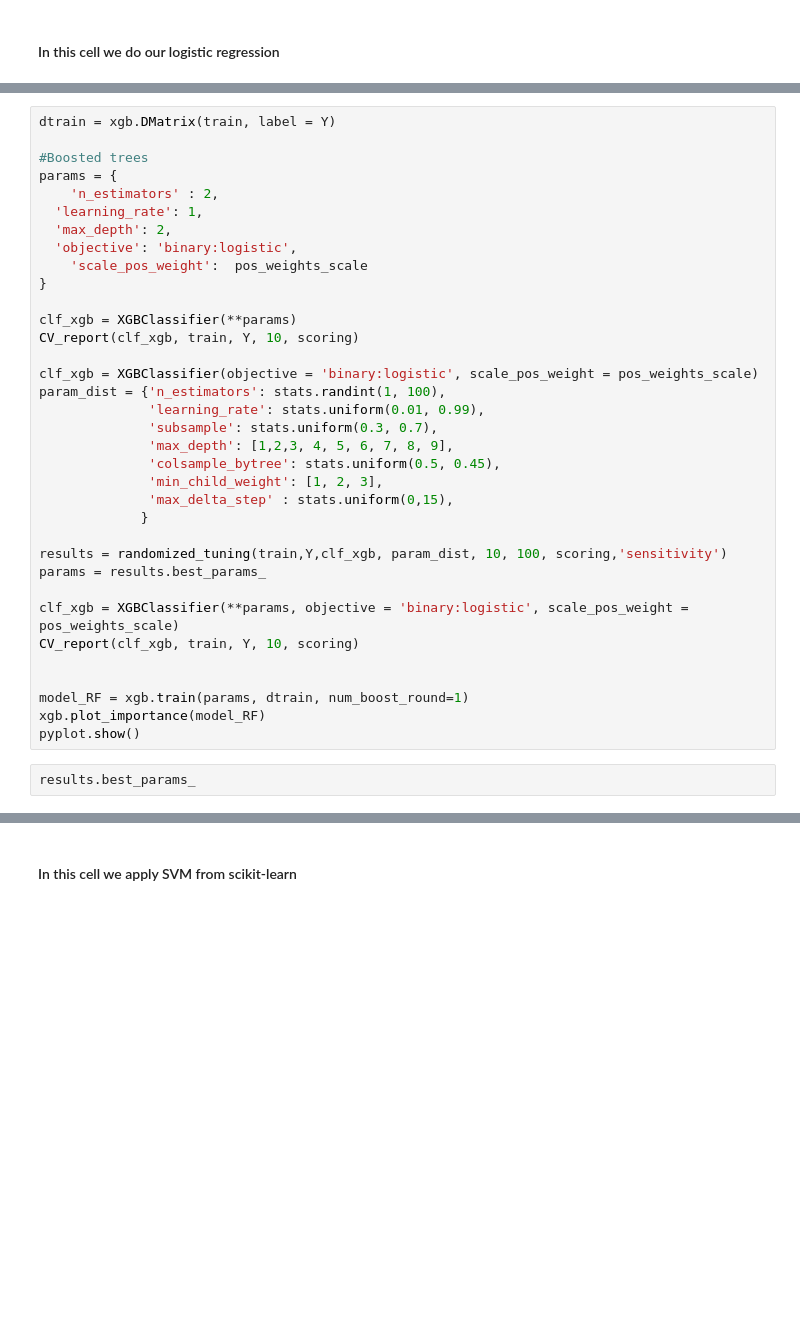
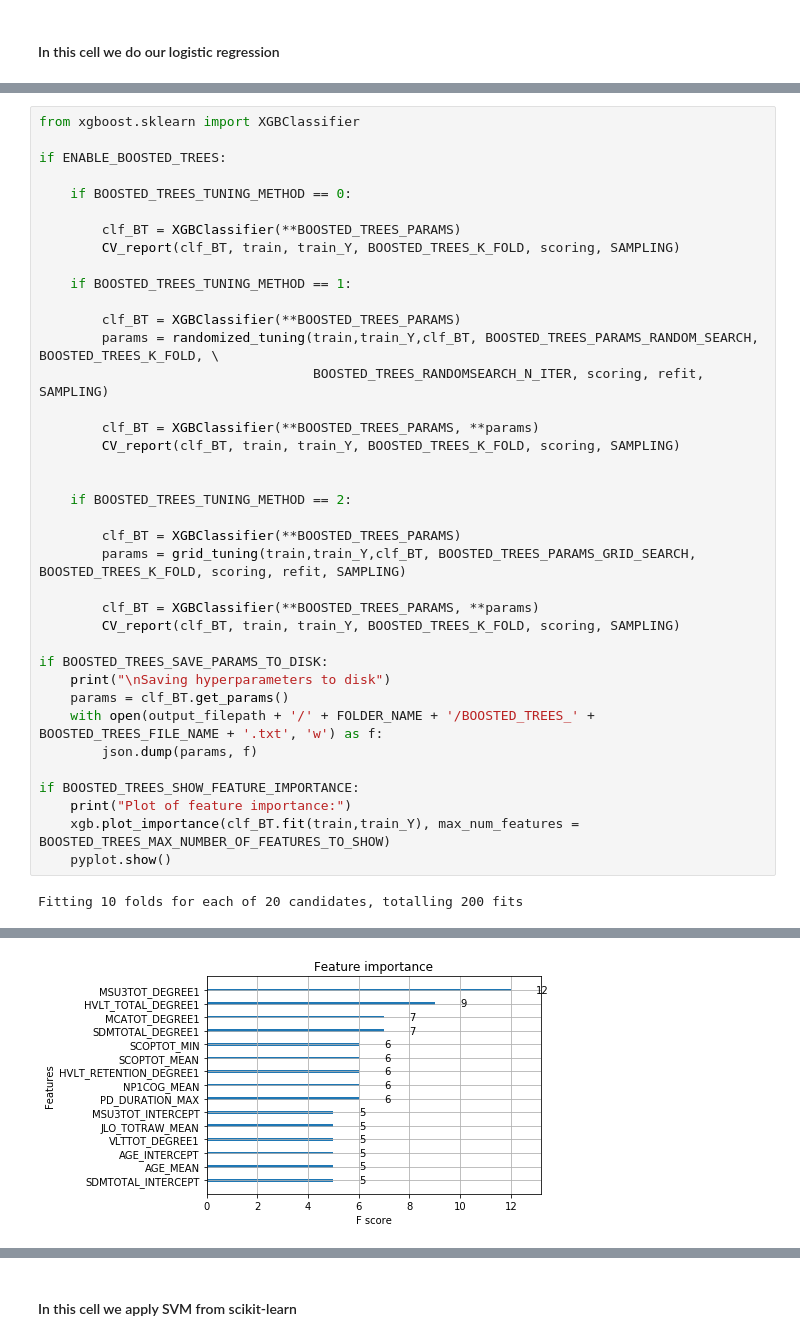
Before and after one commit to Tjersland/Master_2020_Prediction_of_Psychosis_in_Parkinsons_Patients_using_Machine_learning, a Jupyter notebook: 4.non_deep_learning_models.ipynb, the cells around one changed output, grey strips where cells are left out. Saved outputs shown, nothing was run; the diff lists cells and outputs as text; blank space fills up the shorter version.

```diff
--- a/4.non_deep_learning_models.ipynb
+++ b/4.non_deep_learning_models.ipynb
@@ -376,37 +573,40 @@ results.best_params_
-# %%
-dtrain = xgb.DMatrix(train, label = Y)
-
-#Boosted trees
-params = {
-    'n_estimators' : 2,
-  'learning_rate': 1,
-  'max_depth': 2,
-  'objective': 'binary:logistic',
-    'scale_pos_weight':  pos_weights_scale
-}
-
-clf_xgb = XGBClassifier(**params)
-CV_report(clf_xgb, train, Y, 10, scoring)
-
-clf_xgb = XGBClassifier(objective = 'binary:logistic', scale_pos_weight = pos_weights_scale)
-param_dist = {'n_estimators': stats.randint(1, 100),
-              'learning_rate': stats.uniform(0.01, 0.99),
-              'subsample': stats.uniform(0.3, 0.7),
-              'max_depth': [1,2,3, 4, 5, 6, 7, 8, 9],
-              'colsample_bytree': stats.uniform(0.5, 0.45),
-              'min_child_weight': [1, 2, 3],
-              'max_delta_step' : stats.uniform(0,15),
-             }
-
-results = randomized_tuning(train,Y,clf_xgb, param_dist, 10, 100, scoring,'sensitivity')
-params = results.best_params_
-
-clf_xgb = XGBClassifier(**params, objective = 'binary:logistic', scale_pos_weight = pos_weights_scale)
-CV_report(clf_xgb, train, Y, 10, scoring)
-
-
-model_RF = xgb.train(params, dtrain, num_boost_round=1)
-xgb.plot_importance(model_RF)
-pyplot.show()
-# %%
-results.best_params_
+# %%
+from xgboost.sklearn import XGBClassifier
+
+if ENABLE_BOOSTED_TREES:
+
+    if BOOSTED_TREES_TUNING_METHOD == 0:
+
+        clf_BT = XGBClassifier(**BOOSTED_TREES_PARAMS)
+        CV_report(clf_BT, train, train_Y, BOOSTED_TREES_K_FOLD, scoring, SAMPLING)
+
+    if BOOSTED_TREES_TUNING_METHOD == 1:
+
+        clf_BT = XGBClassifier(**BOOSTED_TREES_PARAMS)
+        params = randomized_tuning(train,train_Y,clf_BT, BOOSTED_TREES_PARAMS_RANDOM_SEARCH, BOOSTED_TREES_K_FOLD, \
+                                   BOOSTED_TREES_RANDOMSEARCH_N_ITER, scoring, refit, SAMPLING)
+
+        clf_BT = XGBClassifier(**BOOSTED_TREES_PARAMS, **params)
+        CV_report(clf_BT, train, train_Y, BOOSTED_TREES_K_FOLD, scoring, SAMPLING)
+
+
+    if BOOSTED_TREES_TUNING_METHOD == 2:
+
+        clf_BT = XGBClassifier(**BOOSTED_TREES_PARAMS)
+        params = grid_tuning(train,train_Y,clf_BT, BOOSTED_TREES_PARAMS_GRID_SEARCH, BOOSTED_TREES_K_FOLD, scoring, refit, SAMPLING)
+
+        clf_BT = XGBClassifier(**BOOSTED_TREES_PARAMS, **params)
+        CV_report(clf_BT, train, train_Y, BOOSTED_TREES_K_FOLD, scoring, SAMPLING)
+
+if BOOSTED_TREES_SAVE_PARAMS_TO_DISK:
+    print("\nSaving hyperparameters to disk")
+    params = clf_BT.get_params()
+    with open(output_filepath + '/' + FOLDER_NAME + '/BOOSTED_TREES_' + BOOSTED_TREES_FILE_NAME + '.txt', 'w') as f:
+        json.dump(params, f)
+
+if BOOSTED_TREES_SHOW_FEATURE_IMPORTANCE:
+    print("Plot of feature importance:")
+    xgb.plot_importance(clf_BT.fit(train,train_Y), max_num_features = BOOSTED_TREES_MAX_NUMBER_OF_FEATURES_TO_SHOW)
+    pyplot.show()
+# %% [output]
+Fitting 10 folds for each of 20 candidates, totalling 200 fits
@@ -412,0 +635 @@ results.best_params_
+[figure, added]
```
Also changed, not shown: parts of 22 cells of this notebook, 1 other file.
